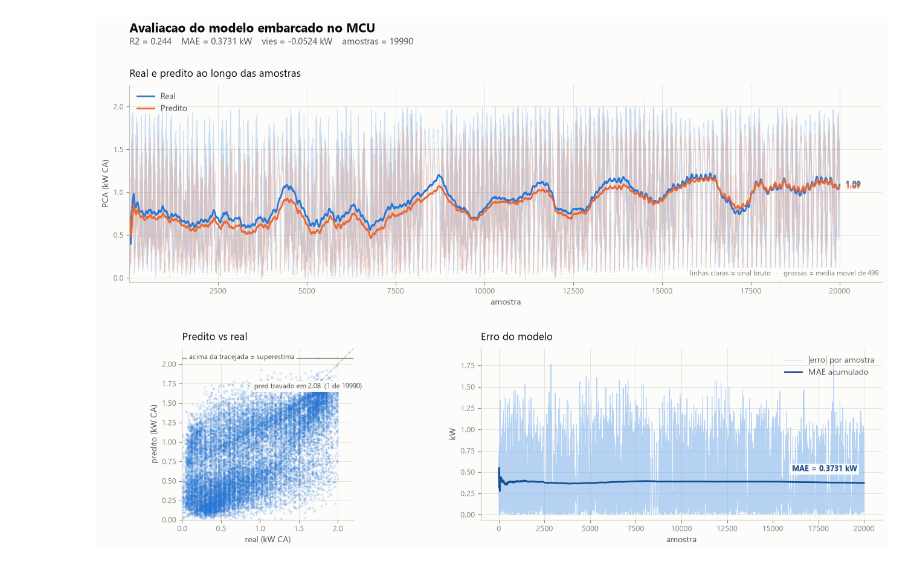
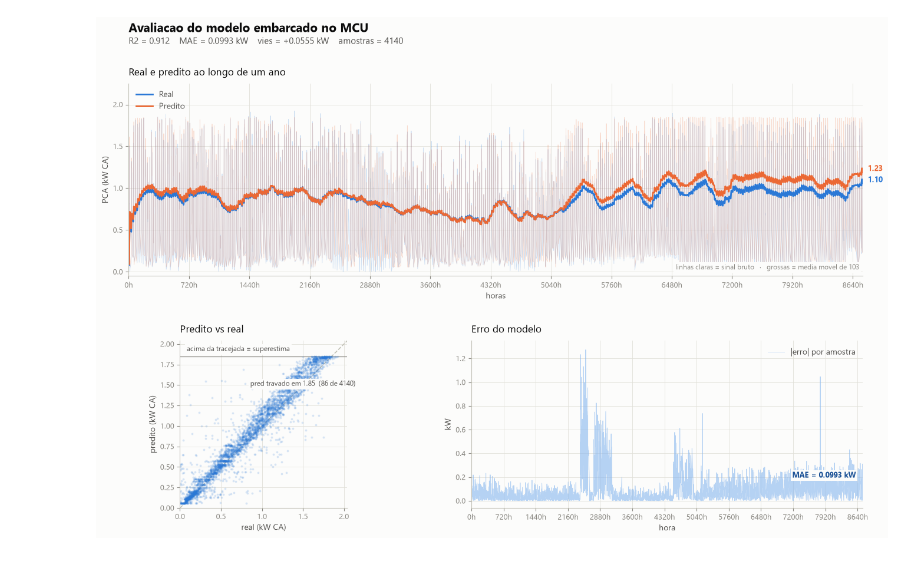
Before and after one commit to commonProgrammerr/knob-senses, a Jupyter notebook: utils/model_teste.ipynb, the cells around one changed output. Drawn from its saved outputs; the diff is of its cells as text; code cells hidden in the pictures.

Commit message:
Add data prep and model training notebooks

```diff
--- a/utils/model_teste.ipynb
+++ b/utils/model_teste.ipynb
@@ -122,0 +62,5 @@ samples[0]
+# %%
+for sample in df[df.index < 10].iloc:
+  print(
+    np.array([sample[feat] for feat in AXES], dtype=np.float32).tobytes()
+  )
@@ -217,21 +177,4 @@ sample 6479: real=0.3600, pr
 # %%
-# ---------------------------------------------------------------------------
-# Avaliacao do modelo embarcado: o MCU recebeu uma amostra por vez por TCP e
-# devolveu a predicao. Este e o desempenho REAL em campo -- medido, nao
-# estimado. A metrica offline do treino nao passa por aqui.
-#
-# COMO LER: no painel "Predito vs real" a nuvem fica ACIMA da tracejada (o
-# modelo superestima) e forma uma linha dura no topo (o predito travou no
-# teto). Os tres numeros do cabecalho resumem isso.
-#
-# CORES: par categorico validado para Real/Predito (dE CVD 24,7) e os degraus
-# 250 e 600 da rampa azul no painel de erro, que e uma relacao ORDINAL (erro
-# por amostra -> MAE acumulado: mesma grandeza em dois niveis de agregacao).
-# Superficie #fcfcfb, grade hairline SOLIDA (tracejado le como limiar), sem
-# eixo duplo -- tudo em kW.
-#
-# A versao em tabela deste grafico e o proprio model_eval.csv.
-# ---------------------------------------------------------------------------
 import numpy as np
 import pandas as pd
 import matplotlib.pyplot as plt
@@ -251,16 +194,34 @@ plt.rcParams.update({
     "axes.facecolor": SUPERFICIE,
 })
 
-df_eval = pd.read_csv(Path.cwd() / "model_eval.csv")
+if reply is None:
+    df_eval = pd.read_csv(Path.cwd() / "model_eval.csv")
+else:
+    df_eval = reply.copy()
+
+df_eval["ano"]  = df_eval["sample"].dt.year
+df_eval["mes"]  = df_eval["sample"].dt.month
+df_eval["doy"]  = df_eval["sample"].dt.dayofyear
+df_eval.loc[df_eval["doy"] == 366, "doy"] = 365
+df_eval["hora"] = df_eval["sample"].dt.hour
+# hora acumulada no ano: hora 0 do dia 1 = 0, ...  (doy-1)*24 + hora
+df_eval["hora_ano"] = (df_eval["doy"] - 1) * 24 + df_eval["hora"]
 
 # Media movel proporcional ao tamanho: com 10 mil amostras o sinal bruto
 # esconde o vies, que e justamente o que precisa aparecer.
 janela = max(1, len(df_eval) // 40)
-x = df_eval["sample"].to_numpy()
+x = df_eval["hora_ano"].to_numpy()
 real_l = df_eval["real"].rolling(janela, min_periods=1).mean()
 pred_l = df_eval["pred"].rolling(janela, min_periods=1).mean()
 
-r2   = 1 - ((df_eval["real"] - df_eval["pred"]) ** 2).sum() / ((df_eval["real"] - df_eval["real"].mean()) ** 2).sum()
+
+np_real = df_eval.real.to_numpy()
+np_pred = df_eval.pred.to_numpy()
+
+ss_res = np.sum((np_pred - np_real) ** 2)
+ss_tot = ((np_real - np.mean(np_real)) ** 2).sum()
+r2   = 1 - (ss_res / ss_tot)
+
 mae  = df_eval["err"].mean()
 vies = (df_eval["pred"] - df_eval["real"]).mean()
 teto = df_eval["pred"].max()
@@ -291,8 +252,12 @@ ax.plot(x, df_eval["real"], color=REAL, lw=0.6, alpha=0.22)
 ax.plot(x, df_eval["pred"], color=PREDITO, lw=0.6, alpha=0.22)
 ax.plot(x, real_l, color=REAL, lw=2.0, label="Real")
 ax.plot(x, pred_l, color=PREDITO, lw=2.0, label="Predito")
-enfeitar(ax, "Real e predito ao longo das amostras", "amostra", "PCA (kW CA)")
-ax.set_xlim(x[0], x[-1] + (x[-1] - x[0]) * 0.06)
+enfeitar(ax, "Real e predito ao longo de um ano", "horas", "PCA (kW CA)")
+ax.set_xlim(0, 365 * 24)
+ticks = np.arange(0, 365 * 24 + 1, 24 * 30)   # ~a cada 30 dias
+ax.set_xticks(ticks)
+ax.set_xticklabels([f"{int(t)}h" for t in ticks])
+# ax.set_xlim(x[0], x[-1] + (x[-1] - x[0]) * 0.06)
 ax.set_ylim(-0.05, 2.25)
 for serie, cor in ((real_l, REAL), (pred_l, PREDITO)):
     ax.annotate(f"{serie.iloc[-1]:.2f}", (x[-1], serie.iloc[-1]), xytext=(7, 0),
@@ -308,35 +273,51 @@ ax = fig.add_subplot(gs[1, 0])
 lim = (0, max(df_eval["real"].max(), df_eval["pred"].max()) * 1.06)
 ax.plot(lim, lim, color=EIXO, lw=1.2, linestyle="--", zorder=1)   # identidade = limiar
 ax.axhline(teto, color=MUDO, lw=0.9, zorder=1)
 ax.scatter(df_eval["real"], df_eval["pred"], s=7, color=REAL,
            alpha=0.18, linewidths=0, zorder=2)
 ax.annotate(f"pred travado em {teto:.2f}  ({no_teto} de {len(df_eval)})",
             (lim[1] * 0.42, teto), xytext=(0, -36), textcoords="offset points",
             color=TINTA_2, fontsize=8.5, bbox=HALO)
 ax.text(lim[1] * 0.04, lim[1] * 0.97, "acima da tracejada = superestima",
         color=TINTA_2, fontsize=8.5, va="top", bbox=HALO)
 ax.set_aspect("equal")
 ax.set_xlim(lim)
 ax.set_ylim(lim)
 enfeitar(ax, "Predito vs real", "real (kW CA)", "predito (kW CA)")
 
 # --- 3. erro absoluto e MAE acumulado --------------------------------------
+janela = 12
 ax = fig.add_subplot(gs[1, 1])
 ax.plot(x, df_eval["err"], color=ERRO_CLARO, lw=0.7, alpha=0.6, label="|erro| por amostra")
-ax.plot(x, df_eval["mae"], color=MAE_ESC, lw=2.0, label="MAE acumulado")
-enfeitar(ax, "Erro do modelo", "amostra", "kW")
-ax.set_ylim(-0.06, 1.95)
-ax.annotate(f"MAE = {mae:.4f} kW", (x[-1], df_eval["mae"].iloc[-1]), xytext=(-8, 14),
+# err_l = df_eval["err"].rolling(janela, min_periods=1).mean()
+# ax.plot(x, err_l, color=MAE_ESC, lw=2.0, label="MAE movel")
+enfeitar(ax, "Erro do modelo", "hora", "kW")
+ax.set_ylim(-0.06, df_eval.err.max() * 1.06)
+ax.set_xlim(0, 365 * 24)
+ticks = np.arange(0, 365 * 24 + 1, 24 * 30)   # ~a cada 30 dias
+ax.set_xticks(ticks)
+ax.set_xticklabels([f"{int(t)}h" for t in ticks])
+ax.annotate(f"MAE = {mae:.4f} kW", (x[-1], df_eval.err.mean()), xytext=(-8, 14),
             textcoords="offset points", ha="right", color=MAE_ESC, fontsize=9,
             fontweight="bold", bbox=HALO)
 ax.legend(frameon=False, loc="upper right", fontsize=10, labelcolor=TINTA_2)
 
 fig.suptitle("Avaliacao do modelo embarcado no MCU", color=TINTA, fontsize=15,
              x=0.07, ha="left", y=0.985, fontweight="bold")
 fig.text(0.07, 0.945,
          f"R2 = {r2:.3f}    MAE = {mae:.4f} kW    vies = {vies:+.4f} kW    amostras = {len(df_eval)}",
          color=TINTA_2, fontsize=11, ha="left")
 fig.subplots_adjust(top=0.87, bottom=0.07, left=0.07, right=0.96)
 plt.show()
+
+
+"""
+TODO:
+0. Testar novamnete com rede neural (base da conclusão)
+1. Analizar intervalo de 2k amostras - verificar se modelo propaga errors
+2. Verificar se erro esta associado a perda de eficiencia do inversor
+3. Repetir para 1h a frente
+4. Aumentar previsão ate saturar
+"""
 # %% [output]
-[figure, old version]
+[figure, new version]
```
Also changed, not shown: parts of 9 cells of this notebook, 8 other files.
